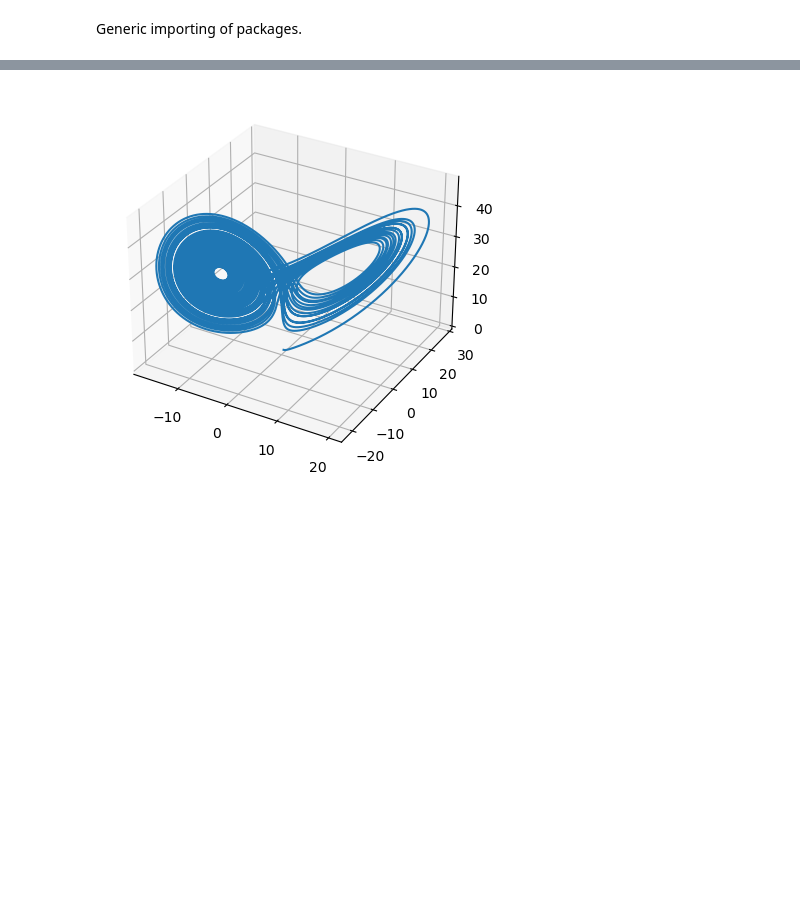
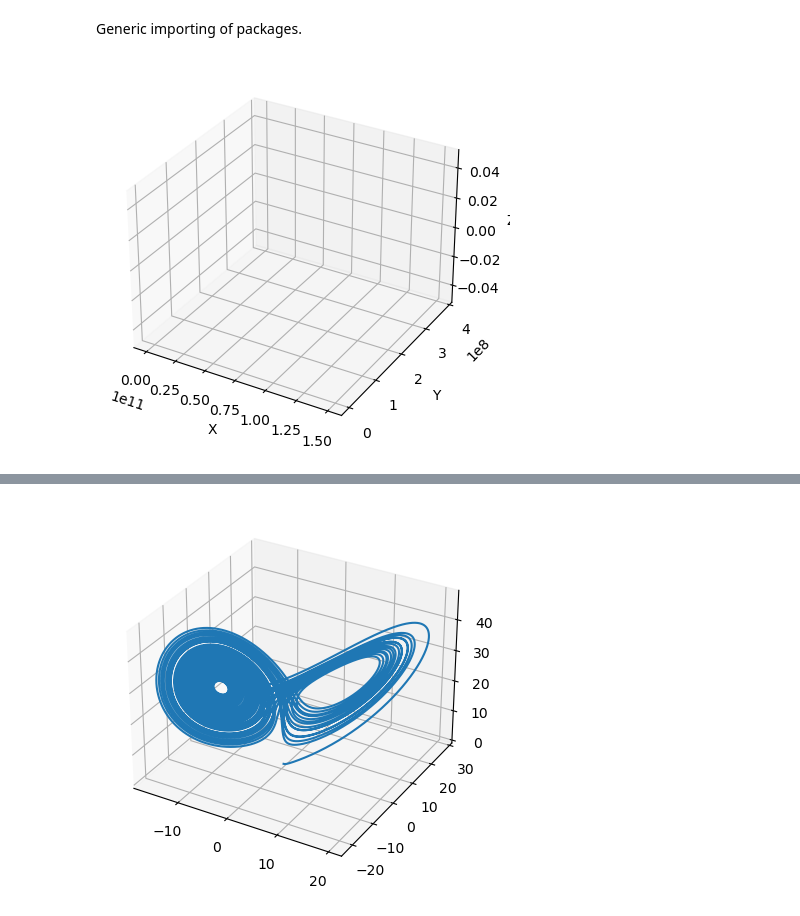
Before and after one commit to chengjunyuan/SP2273-breakfast-club, a Jupyter notebook: group-project/messing-with-chatgpt.ipynb, the cells around one changed output, grey strips where cells are left out. Saved outputs shown, nothing was run; the diff lists cells and outputs as text; code cells hidden in the pictures; blank space fills up the shorter version.

```diff
--- a/group-project/messing-with-chatgpt.ipynb
+++ b/group-project/messing-with-chatgpt.ipynb
@@ -2,0 +45,25 @@ Generic importing of packages.
+# %%
+import matplotlib.pyplot as plt
+
+# Define the particles
+particles = [
+    Particle(np.array([0, 0, 0]), np.array([0, 0, 0]), 1, 5.97e24),  # Earth
+    Particle(np.array([1.5e11, 0, 0]), np.array([0, 30000, 0]), 0.001, 1.99e30),  # Sun
+    Particle(np.array([1.5e11, 3.84e8, 0]), np.array([-10000, 30000, 0]), 0.001, 7.34e22),  # Moon
+]
+
+# Simulate the particles
+simulator = ParticleSimulator(particles)
+simulator.simulate(num_steps=10000)
+
+# Plot the trajectories
+fig = plt.figure()
+ax = fig.add_subplot(111, projection="3d")
+for particle in particles:
+    ax.plot(particle.position.T[0], particle.position.T[1], particle.position.T[2])
+ax.set_xlabel("X")
+ax.set_ylabel("Y")
+ax.set_zlabel("Z")
+plt.show()
+# %% [output]
+[figure, added]
```
Also changed, not shown: parts of 5 cells of this notebook, 1 other file.
